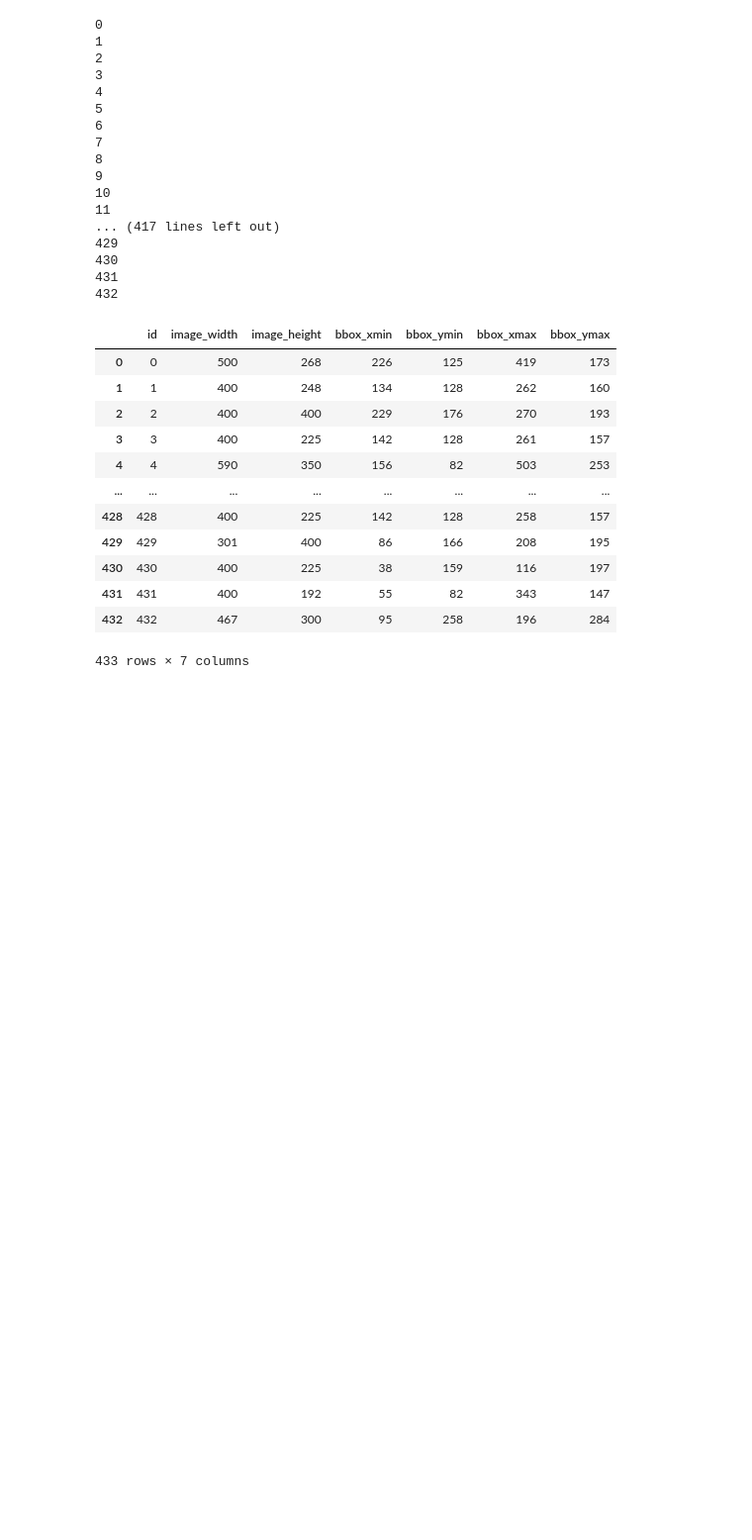
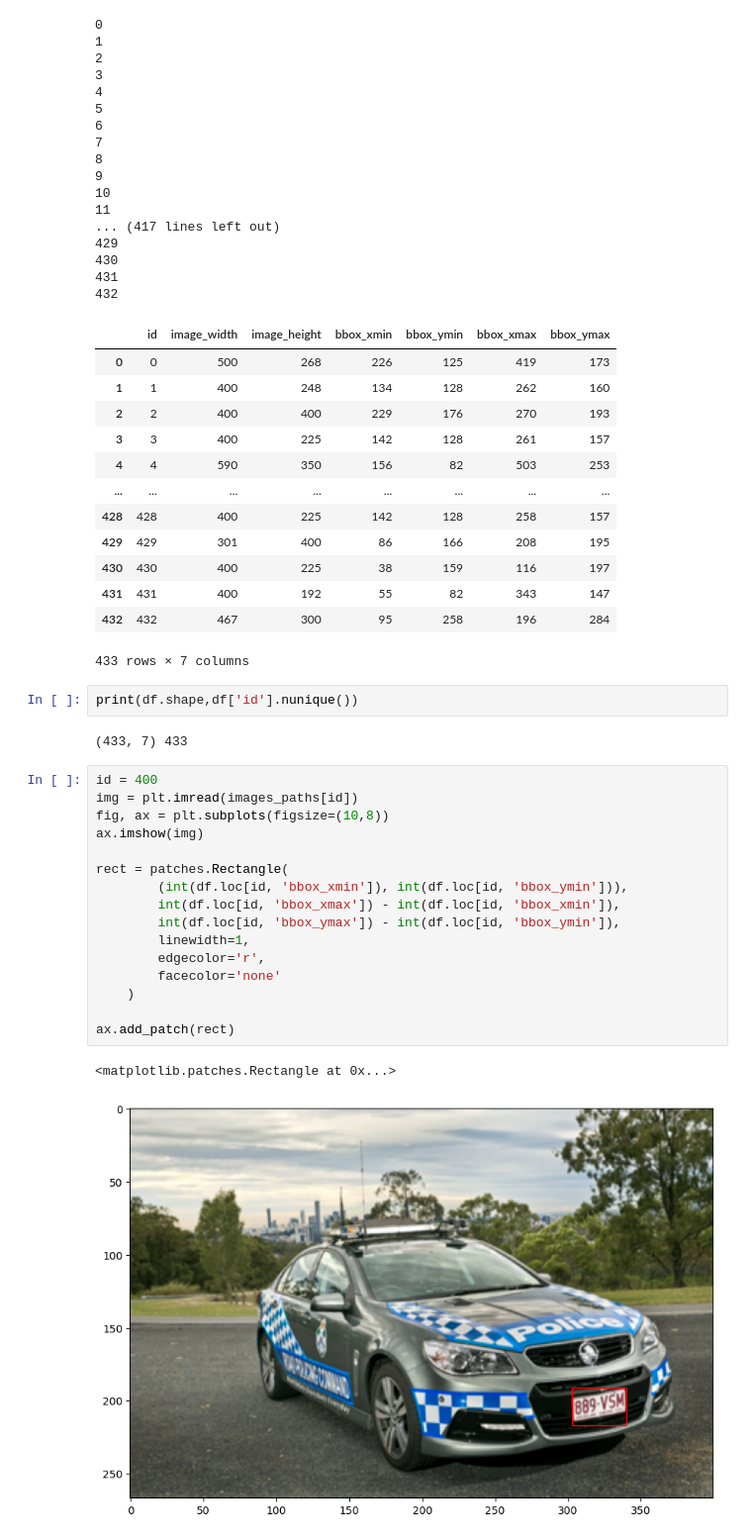
Before and after one commit to mbnczy/LicensePlateDetection, a Jupyter notebook: dataprep.ipynb, the cells around one changed output. Shown at 99% size. Cells and saved outputs as stored; diff of their text form; blank space fills up the shorter version.

Commit message:
bounding box on an image

```diff
--- a/dataprep.ipynb
+++ b/dataprep.ipynb
@@ -117,3 +118,26 @@ df
 | 431 | 431 | 400 | 192 | 55 | 82 | 343 | 147 |
 | 432 | 432 | 467 | 300 | 95 | 258 | 196 | 284 |
 433 rows × 7 columns
+# %%
+print(df.shape,df['id'].nunique())
+# %% [output]
+(433, 7) 433
+# %%
+id = 400
+img = plt.imread(images_paths[id])
+fig, ax = plt.subplots(figsize=(10,8))
+ax.imshow(img)
+
+rect = patches.Rectangle(
+        (int(df.loc[id, 'bbox_xmin']), int(df.loc[id, 'bbox_ymin'])),
+        int(df.loc[id, 'bbox_xmax']) - int(df.loc[id, 'bbox_xmin']),
+        int(df.loc[id, 'bbox_ymax']) - int(df.loc[id, 'bbox_ymin']),
+        linewidth=1,
+        edgecolor='r',
+        facecolor='none'
+    )
+
+ax.add_patch(rect)
+# %% [output]
+<matplotlib.patches.Rectangle at 0x...>
+[figure, added]
```
Also changed, not shown: parts of 1 cell of this notebook.
